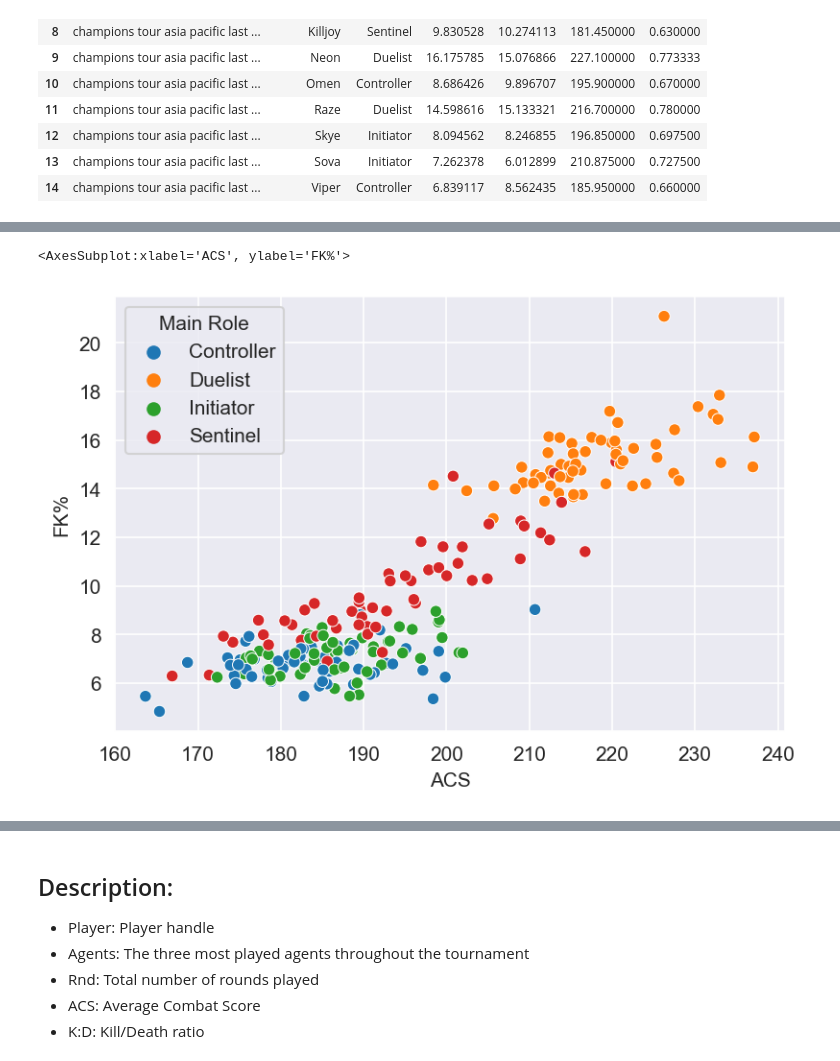
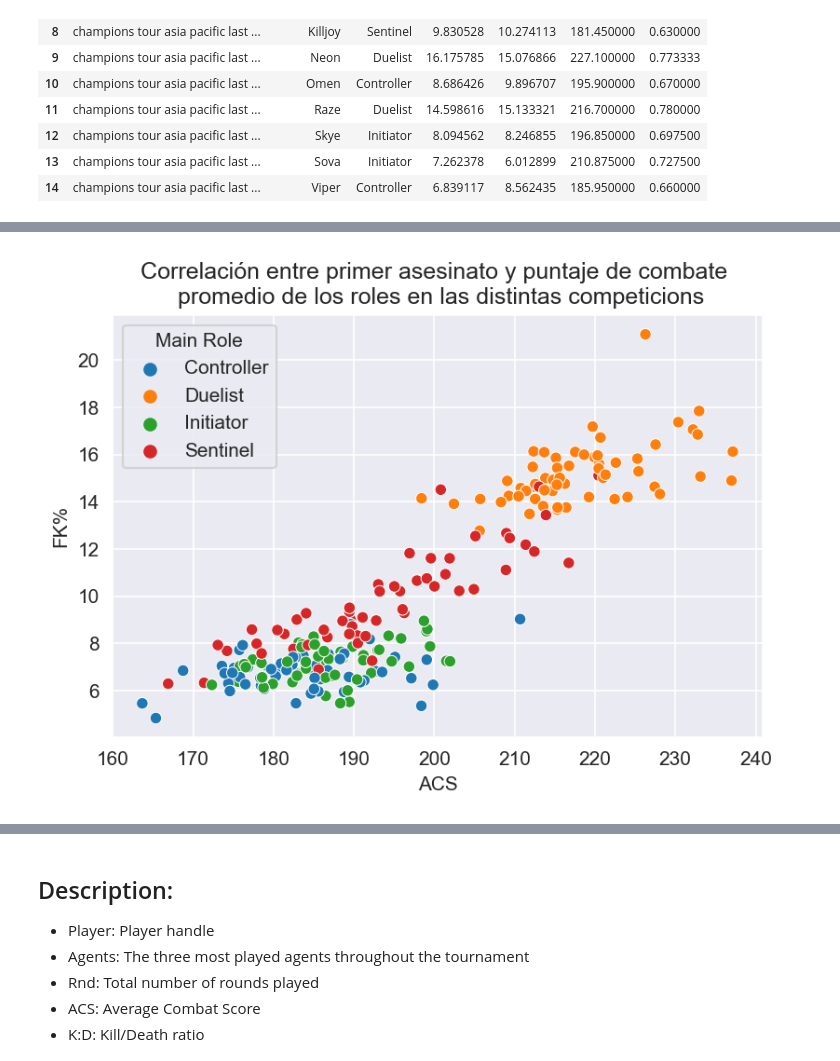
Before and after one commit to SantiagoPlana/Valorant, a Jupyter notebook: Valorant.ipynb, the cells around one changed output, grey strips where cells are left out. Saved outputs shown, nothing was run; the diff lists cells and outputs as text; code cells hidden in the pictures.

```diff
--- a/Valorant.ipynb
+++ b/Valorant.ipynb
@@ -770,6 +790,9 @@ agrole = df.groupby(['Competition','Main Role']).agg({'FK%':'mean', 'FD%':'mean'
 # %%
 plt.figure(dpi=150)
 sns.scatterplot(data=agrole, x='ACS', y='FK%', hue='Main Role')
+
+plt.title('Correlación entre primer asesinato y puntaje de combate \n promedio de los roles en las distintas competicions')
+
+plt.show()
 # %% [output]
-<AxesSubplot:xlabel='ACS', ylabel='FK%'>
-[figure, old version]
+[figure, new version]
```
Also changed, not shown: parts of 13 cells of this notebook.
